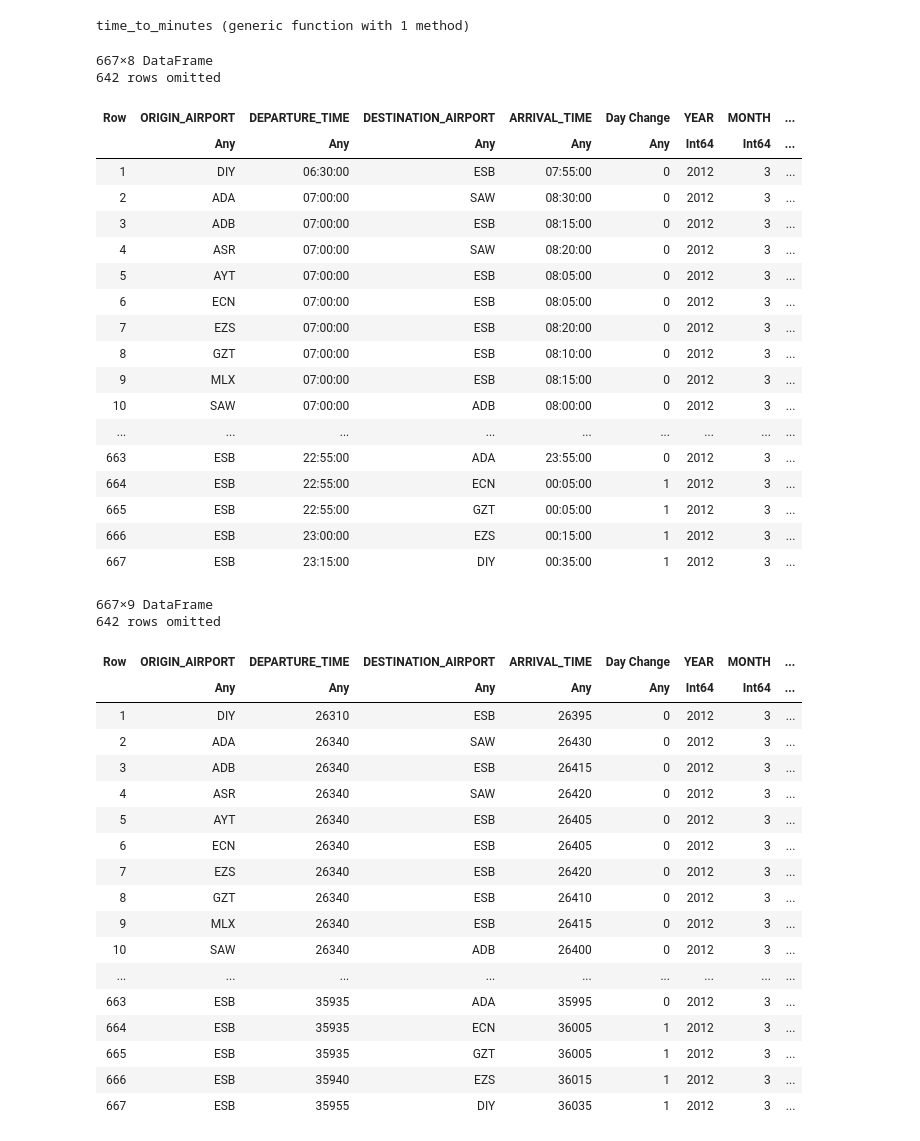
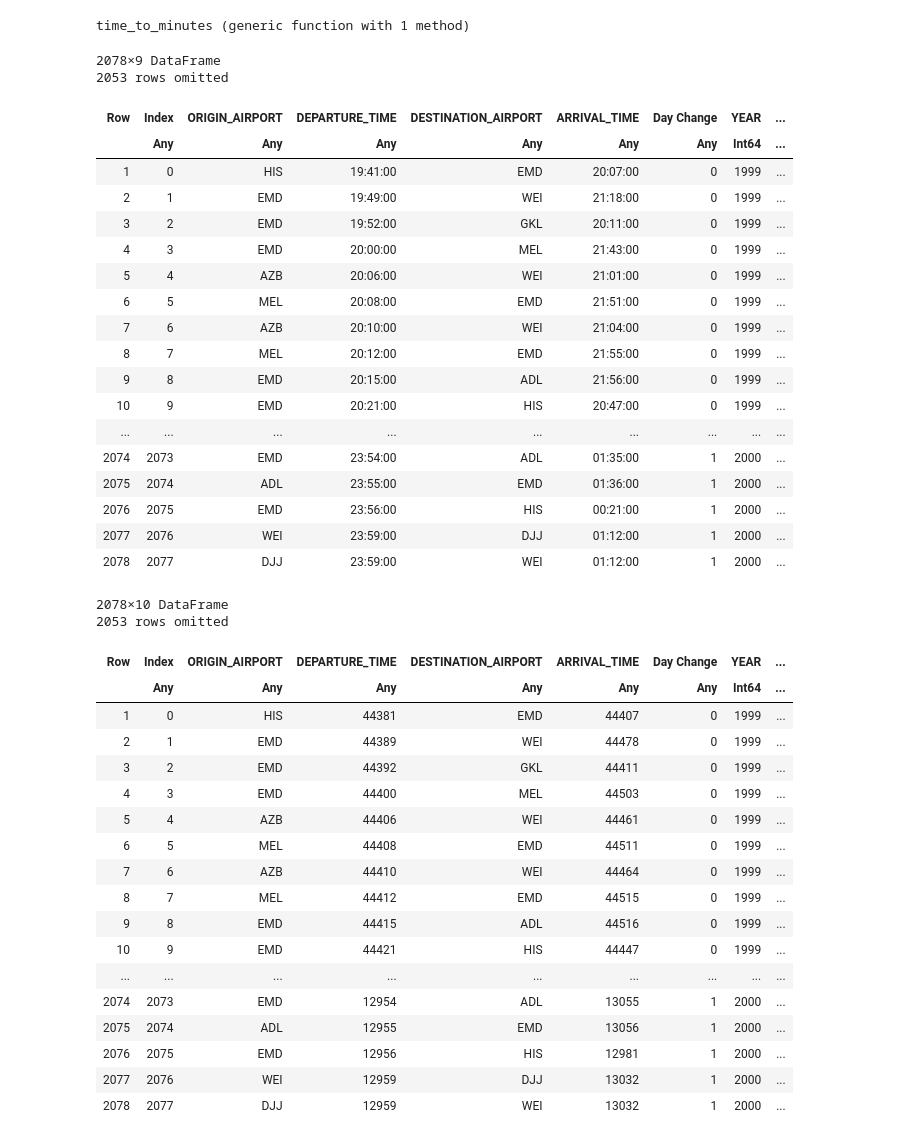
Before and after one commit to hardans22/Ma-th-se, a Jupyter notebook: format_data.ipynb, the cells around one changed output. Drawn from its saved outputs; the diff is of its cells as text; code cells hidden in the pictures.

```diff
--- a/format_data.ipynb
+++ b/format_data.ipynb
@@ -11,38 +6,38 @@ end
 # %% [output]
 time_to_minutes (generic function with 1 method)
 # %%
-file = "INSTANCES/OAMRP-Data/20-aircraft/Flights_on_my_way.xlsx"
-df_flights = DataFrame(XLSX.readtable(file, "Sheet1"))
+file = "INSTANCES/OAMRP-Data/60-aircraft/AustralianTwoC/Flights.xlsx"
+df_flights = DataFrame(XLSX.readtable(file, "Flights-60"))
 df_flights.YEAR = year.(df_flights.Date)
 df_flights.MONTH = month.(df_flights.Date)
 df_flights.DAY = day.(df_flights.Date)
 df_flights
 select!(df_flights, Not(:Date))
 rename!(df_flights, :Departure => :DEPARTURE_TIME)
 rename!(df_flights, :Arrival => :ARRIVAL_TIME)
 rename!(df_flights, :From => :ORIGIN_AIRPORT)
 rename!(df_flights, :To => :DESTINATION_AIRPORT)
 # %% [output]
-667×8 DataFrame
-642 rows omitted
+2078×9 DataFrame
+2053 rows omitted
-| Row | ORIGIN_AIRPORT | DEPARTURE_TIME | DESTINATION_AIRPORT | ARRIVAL_TIME | Day Change | YEAR | MONTH | ... |
-|  | Any | Any | Any | Any | Any | Int64 | Int64 | ... |
-| 1 | DIY | 06:30:00 | ESB | 07:55:00 | 0 | 2012 | 3 | ... |
-| 2 | ADA | 07:00:00 | SAW | 08:30:00 | 0 | 2012 | 3 | ... |
-| 3 | ADB | 07:00:00 | ESB | 08:15:00 | 0 | 2012 | 3 | ... |
-| 4 | ASR | 07:00:00 | SAW | 08:20:00 | 0 | 2012 | 3 | ... |
-| 5 | AYT | 07:00:00 | ESB | 08:05:00 | 0 | 2012 | 3 | ... |
-| 6 | ECN | 07:00:00 | ESB | 08:05:00 | 0 | 2012 | 3 | ... |
-| 7 | EZS | 07:00:00 | ESB | 08:20:00 | 0 | 2012 | 3 | ... |
-| 8 | GZT | 07:00:00 | ESB | 08:10:00 | 0 | 2012 | 3 | ... |
-| 9 | MLX | 07:00:00 | ESB | 08:15:00 | 0 | 2012 | 3 | ... |
-| 10 | SAW | 07:00:00 | ADB | 08:00:00 | 0 | 2012 | 3 | ... |
+| Row | Index | ORIGIN_AIRPORT | DEPARTURE_TIME | DESTINATION_AIRPORT | ARRIVAL_TIME | Day Change | YEAR | ... |
+|  | Any | Any | Any | Any | Any | Any | Int64 | ... |
+| 1 | 0 | HIS | 19:41:00 | EMD | 20:07:00 | 0 | 1999 | ... |
+| 2 | 1 | EMD | 19:49:00 | WEI | 21:18:00 | 0 | 1999 | ... |
+| 3 | 2 | EMD | 19:52:00 | GKL | 20:11:00 | 0 | 1999 | ... |
+| 4 | 3 | EMD | 20:00:00 | MEL | 21:43:00 | 0 | 1999 | ... |
+| 5 | 4 | AZB | 20:06:00 | WEI | 21:01:00 | 0 | 1999 | ... |
+| 6 | 5 | MEL | 20:08:00 | EMD | 21:51:00 | 0 | 1999 | ... |
+| 7 | 6 | AZB | 20:10:00 | WEI | 21:04:00 | 0 | 1999 | ... |
+| 8 | 7 | MEL | 20:12:00 | EMD | 21:55:00 | 0 | 1999 | ... |
+| 9 | 8 | EMD | 20:15:00 | ADL | 21:56:00 | 0 | 1999 | ... |
+| 10 | 9 | EMD | 20:21:00 | HIS | 20:47:00 | 0 | 1999 | ... |
 | ... | ... | ... | ... | ... | ... | ... | ... | ... |
-| 663 | ESB | 22:55:00 | ADA | 23:55:00 | 0 | 2012 | 3 | ... |
-| 664 | ESB | 22:55:00 | ECN | 00:05:00 | 1 | 2012 | 3 | ... |
-| 665 | ESB | 22:55:00 | GZT | 00:05:00 | 1 | 2012 | 3 | ... |
-| 666 | ESB | 23:00:00 | EZS | 00:15:00 | 1 | 2012 | 3 | ... |
-| 667 | ESB | 23:15:00 | DIY | 00:35:00 | 1 | 2012 | 3 | ... |
+| 2074 | 2073 | EMD | 23:54:00 | ADL | 01:35:00 | 1 | 2000 | ... |
+| 2075 | 2074 | ADL | 23:55:00 | EMD | 01:36:00 | 1 | 2000 | ... |
+| 2076 | 2075 | EMD | 23:56:00 | HIS | 00:21:00 | 1 | 2000 | ... |
+| 2077 | 2076 | WEI | 23:59:00 | DJJ | 01:12:00 | 1 | 2000 | ... |
+| 2078 | 2077 | DJJ | 23:59:00 | WEI | 01:12:00 | 1 | 2000 | ... |
 # %%
 for row in eachrow(df_flights)
     dt = time_to_minutes(row.DEPARTURE_TIME) + 1440*(row.DAY-1)
@@ -57,26 +52,26 @@ df_flights.AIR_TIME = df_flights.ARRIVAL_TIME .- df_flights.DEPARTURE_TIME
 df_flights
 #XLSX.writetable(airline*"_2024-0"*string(m)*"_real_flights.xlsx", df_flights, overwrite = true)
 # %% [output]
-667×9 DataFrame
-642 rows omitted
+2078×10 DataFrame
+2053 rows omitted
-| Row | ORIGIN_AIRPORT | DEPARTURE_TIME | DESTINATION_AIRPORT | ARRIVAL_TIME | Day Change | YEAR | MONTH | ... |
-|  | Any | Any | Any | Any | Any | Int64 | Int64 | ... |
-| 1 | DIY | 26310 | ESB | 26395 | 0 | 2012 | 3 | ... |
-| 2 | ADA | 26340 | SAW | 26430 | 0 | 2012 | 3 | ... |
-| 3 | ADB | 26340 | ESB | 26415 | 0 | 2012 | 3 | ... |
-| 4 | ASR | 26340 | SAW | 26420 | 0 | 2012 | 3 | ... |
-| 5 | AYT | 26340 | ESB | 26405 | 0 | 2012 | 3 | ... |
-| 6 | ECN | 26340 | ESB | 26405 | 0 | 2012 | 3 | ... |
-| 7 | EZS | 26340 | ESB | 26420 | 0 | 2012 | 3 | ... |
-| 8 | GZT | 26340 | ESB | 26410 | 0 | 2012 | 3 | ... |
-| 9 | MLX | 26340 | ESB | 26415 | 0 | 2012 | 3 | ... |
-| 10 | SAW | 26340 | ADB | 26400 | 0 | 2012 | 3 | ... |
+| Row | Index | ORIGIN_AIRPORT | DEPARTURE_TIME | DESTINATION_AIRPORT | ARRIVAL_TIME | Day Change | YEAR | ... |
+|  | Any | Any | Any | Any | Any | Any | Int64 | ... |
+| 1 | 0 | HIS | 44381 | EMD | 44407 | 0 | 1999 | ... |
+| 2 | 1 | EMD | 44389 | WEI | 44478 | 0 | 1999 | ... |
+| 3 | 2 | EMD | 44392 | GKL | 44411 | 0 | 1999 | ... |
+| 4 | 3 | EMD | 44400 | MEL | 44503 | 0 | 1999 | ... |
+| 5 | 4 | AZB | 44406 | WEI | 44461 | 0 | 1999 | ... |
+| 6 | 5 | MEL | 44408 | EMD | 44511 | 0 | 1999 | ... |
+| 7 | 6 | AZB | 44410 | WEI | 44464 | 0 | 1999 | ... |
+| 8 | 7 | MEL | 44412 | EMD | 44515 | 0 | 1999 | ... |
+| 9 | 8 | EMD | 44415 | ADL | 44516 | 0 | 1999 | ... |
+| 10 | 9 | EMD | 44421 | HIS | 44447 | 0 | 1999 | ... |
 | ... | ... | ... | ... | ... | ... | ... | ... | ... |
-| 663 | ESB | 35935 | ADA | 35995 | 0 | 2012 | 3 | ... |
-| 664 | ESB | 35935 | ECN | 36005 | 1 | 2012 | 3 | ... |
-| 665 | ESB | 35935 | GZT | 36005 | 1 | 2012 | 3 | ... |
-| 666 | ESB | 35940 | EZS | 36015 | 1 | 2012 | 3 | ... |
-| 667 | ESB | 35955 | DIY | 36035 | 1 | 2012 | 3 | ... |
+| 2074 | 2073 | EMD | 12954 | ADL | 13055 | 1 | 2000 | ... |
+| 2075 | 2074 | ADL | 12955 | EMD | 13056 | 1 | 2000 | ... |
+| 2076 | 2075 | EMD | 12956 | HIS | 12981 | 1 | 2000 | ... |
+| 2077 | 2076 | WEI | 12959 | DJJ | 13032 | 1 | 2000 | ... |
+| 2078 | 2077 | DJJ | 12959 | WEI | 13032 | 1 | 2000 | ... |
 # %%
 df_flights = df_flights[:, ["YEAR", "MONTH", "DAY", "ORIGIN_AIRPORT", "DESTINATION_AIRPORT", "DEPARTURE_TIME", "AIR_TIME", "ARRIVAL_TIME"]]
 # %% [output]
```
Also changed, not shown: parts of 3 cells of this notebook, 46 other files.
